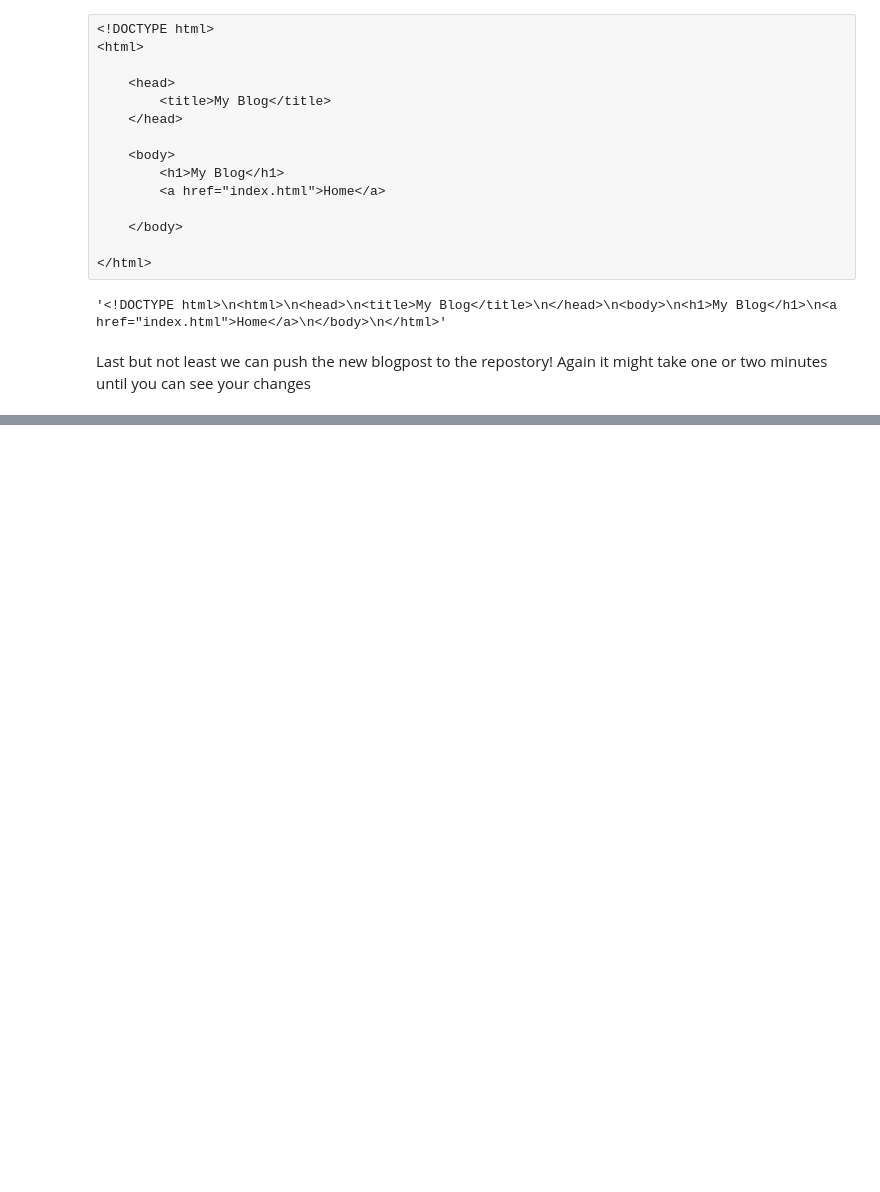
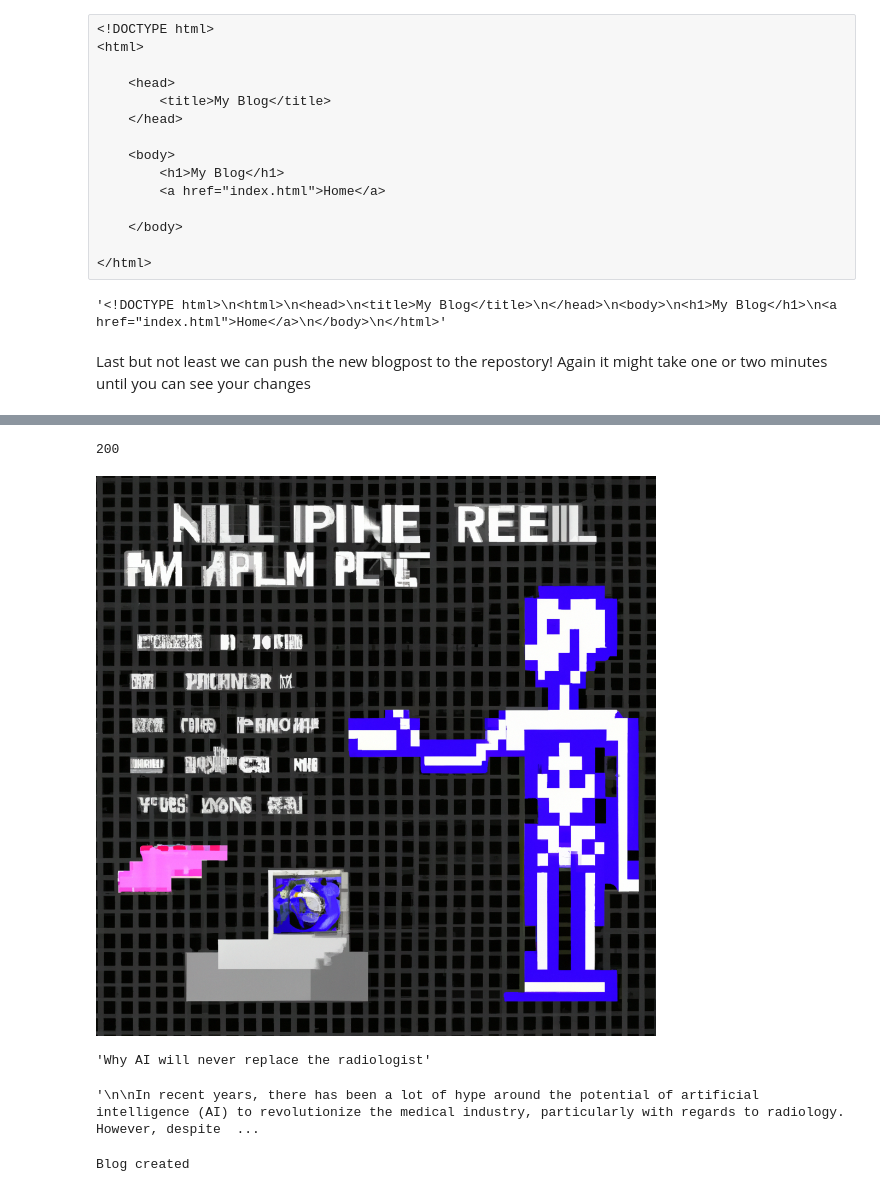
Before and after one commit to isaac8074/BlogPost, a Jupyter notebook: Blog_Post_creator.ipynb, the cells around one changed output, grey strips where cells are left out. Saved outputs shown, nothing was run; the diff lists cells and outputs as text; code cells hidden in the pictures; blank space fills up the shorter version.

Commit message:
Updated blog

```diff
--- a/Blog_Post_creator.ipynb
+++ b/Blog_Post_creator.ipynb
@@ -165,0 +285,22 @@ update_blog()
+# %%
+save_path = "title2.png"
+# %%
+save_image(image_url, save_path)
+# %% [output]
+200
+# %%
+Image.open(save_path)
+# %% [output]
+[figure, added]
+# %%
+title
+# %% [output]
+'Why AI will never replace the radiologist'
+# %%
+blog_content
+# %% [output]
+'\n\nIn recent years, there has been a lot of hype around the potential of artificial intelligence (AI) to revolutionize the medical industry, particularly with regards to radiology. However, despite  ...
+# %%
+path_to_new_content = create_new_blog(title, blog_content, save_path)
+# %% [output]
+Blog created
```
Also changed, not shown: parts of 20 cells of this notebook, 4 other files.
